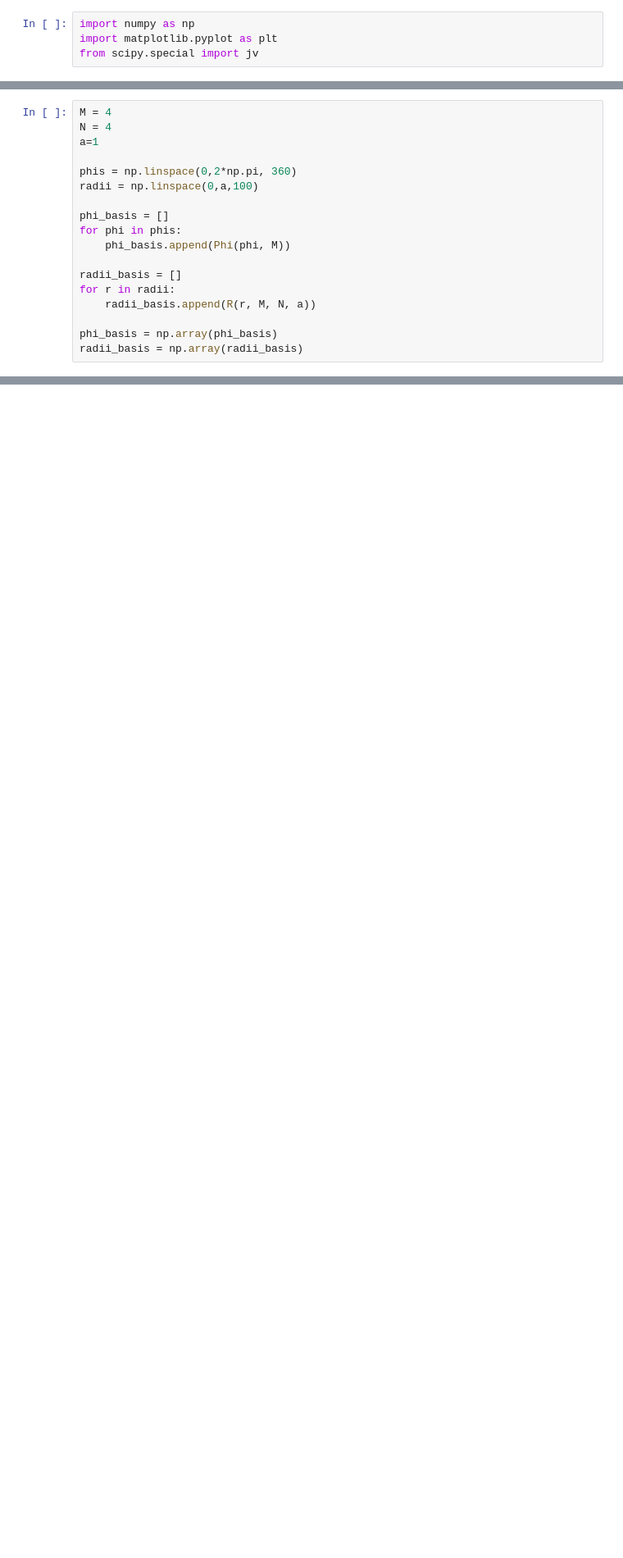
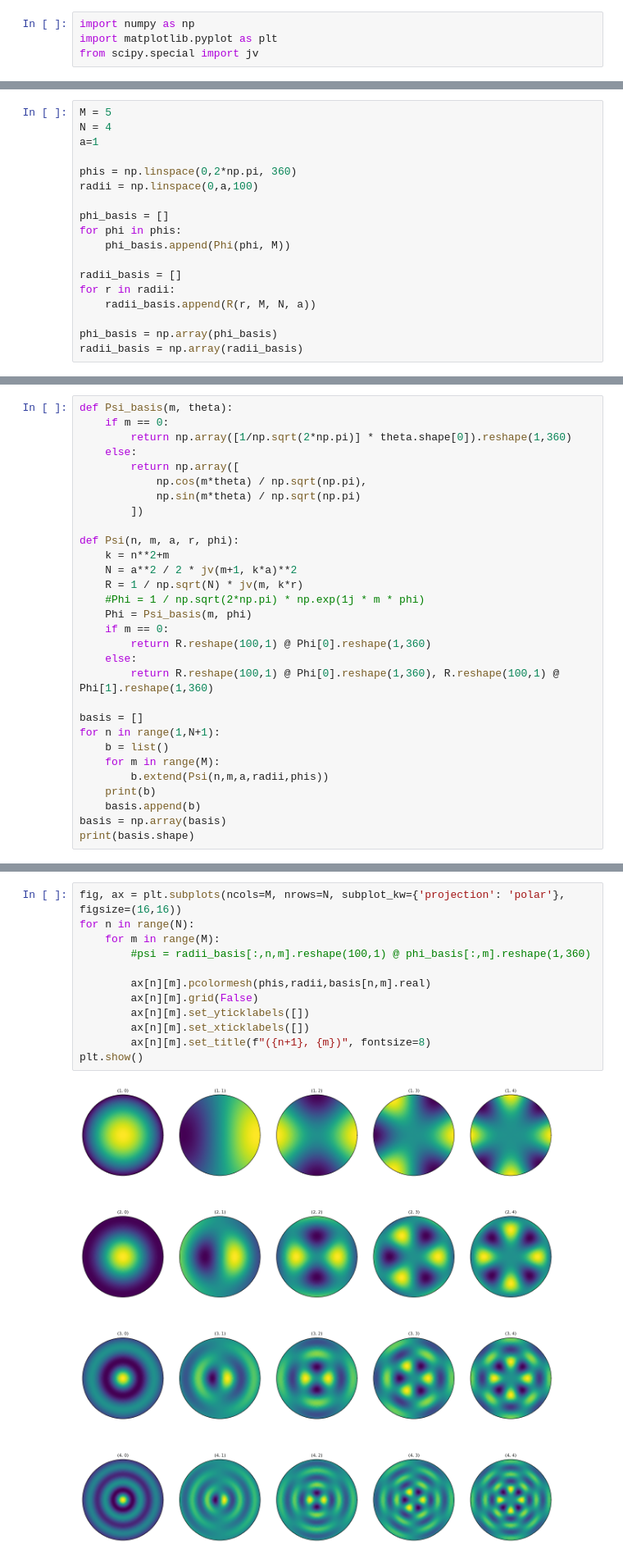
Before and after one commit to ColinKohler/fourier_value_functions, a Jupyter notebook: notebooks/PolarFourierTransform.ipynb, the cells around one changed output, grey strips where cells are left out. Shown at 82% size. Saved outputs shown, nothing was run; the diff lists cells and outputs as text; blank space fills up the shorter version.

```diff
--- a/notebooks/PolarFourierTransform.ipynb
+++ b/notebooks/PolarFourierTransform.ipynb
@@ -23,7 +23,7 @@ def R(r, M, N, a):
         R.append(ns)
     return R
 # %%
-M = 4
+M = 5
 N = 4
 a=1
 
@@ -67,0 +43,30 @@ plt.show()
+# %%
+def Psi_basis(m, theta):
+    if m == 0:
+        return np.array([1/np.sqrt(2*np.pi)] * theta.shape[0]).reshape(1,360)
+    else:
+        return np.array([
+            np.cos(m*theta) / np.sqrt(np.pi),
+            np.sin(m*theta) / np.sqrt(np.pi)
+        ])
+
+def Psi(n, m, a, r, phi):
+    k = n**2+m
+    N = a**2 / 2 * jv(m+1, k*a)**2
+    R = 1 / np.sqrt(N) * jv(m, k*r)
+    #Phi = 1 / np.sqrt(2*np.pi) * np.exp(1j * m * phi)
+    Phi = Psi_basis(m, phi)
+    if m == 0:
+        return R.reshape(100,1) @ Phi[0].reshape(1,360)
+    else:
+        return R.reshape(100,1) @ Phi[0].reshape(1,360), R.reshape(100,1) @ Phi[1].reshape(1,360)
+
+basis = []
+for n in range(1,N+1):
+    b = list()
+    for m in range(M):
+        b.extend(Psi(n,m,a,radii,phis))
+    print(b)
+    basis.append(b)
+basis = np.array(basis)
+print(basis.shape)
@@ -67,0 +92,14 @@ plt.show()
+# %%
+fig, ax = plt.subplots(ncols=M, nrows=N, subplot_kw={'projection': 'polar'}, figsize=(16,16))
+for n in range(N):
+    for m in range(M):
+        #psi = radii_basis[:,n,m].reshape(100,1) @ phi_basis[:,m].reshape(1,360)
+
+        ax[n][m].pcolormesh(phis,radii,basis[n,m].real)
+        ax[n][m].grid(False)
+        ax[n][m].set_yticklabels([])
+        ax[n][m].set_xticklabels([])
+        ax[n][m].set_title(f"({n+1}, {m})", fontsize=8)
+plt.show()
+# %% [output]
+[figure, added]
```
Also changed, not shown: parts of 8 cells of this notebook, 4 other files.
